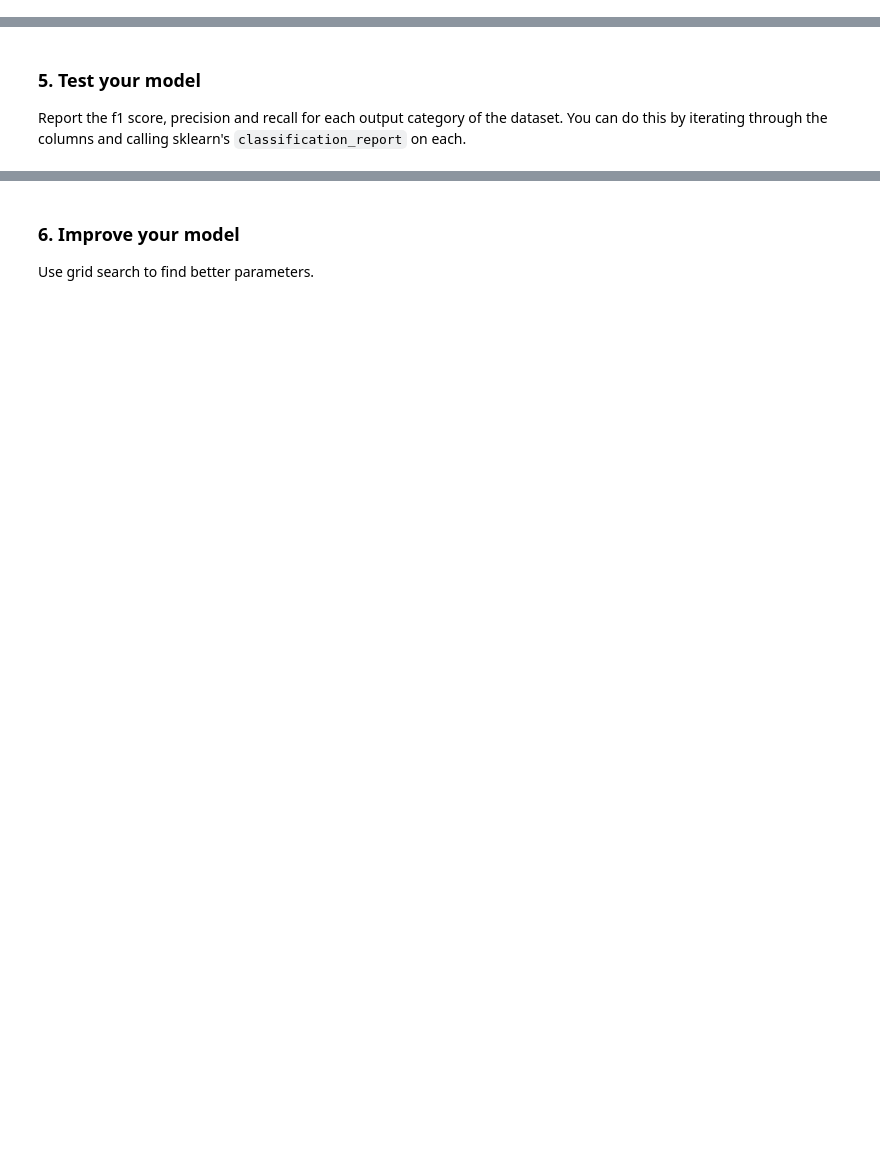
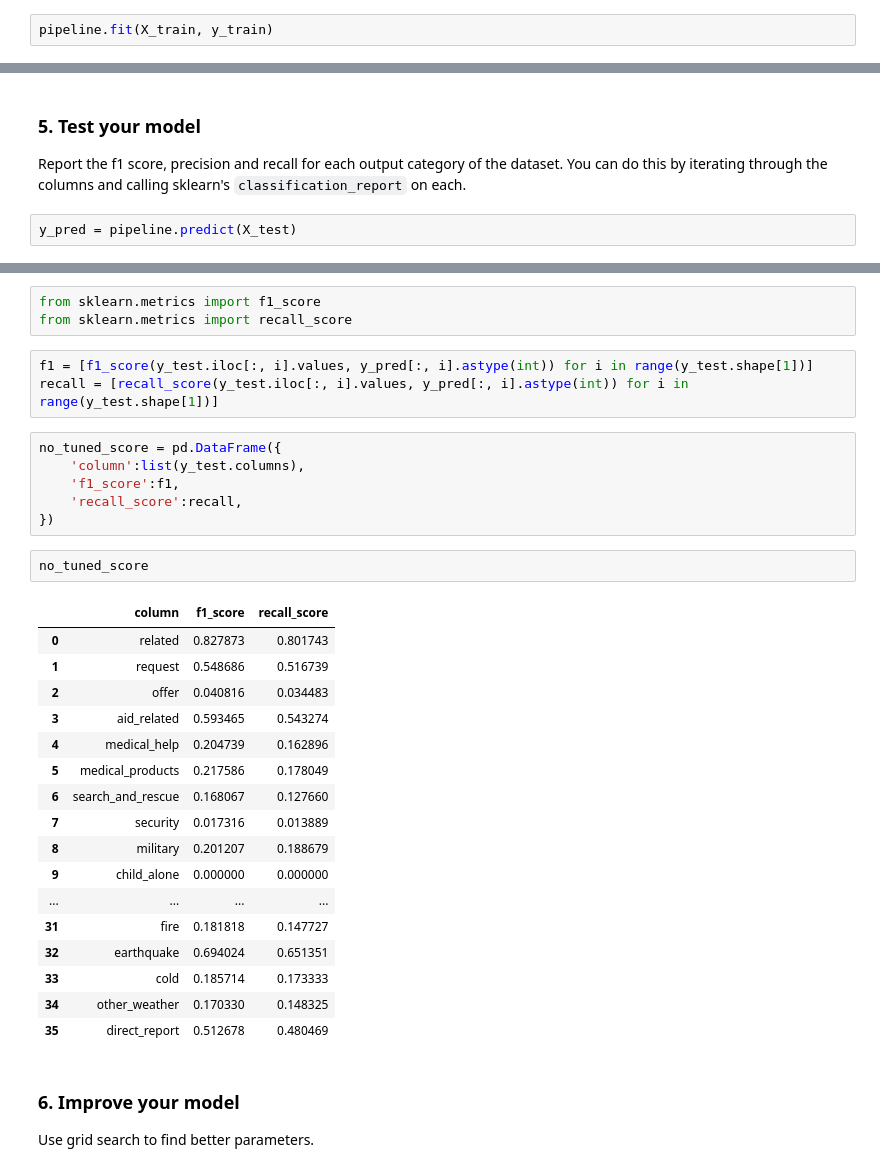
Before and after one commit to ortizjuan2/disaster-response, a Jupyter notebook: ML Pipeline Preparation.ipynb, the cells around one changed output, grey strips where cells are left out. Drawn from its saved outputs; the diff is of its cells as text; blank space fills up the shorter version.

```diff
--- a/ML Pipeline Preparation.ipynb
+++ b/ML Pipeline Preparation.ipynb
@@ -112,3 +72,5 @@ pipeline =
 ### 4. Train pipeline
 - Split data into train and test sets
 - Train pipeline
+# %%
+pipeline.fit(X_train, y_train)
@@ -115,3 +80,5 @@ pipeline =
 # %% [markdown]
 ### 5. Test your model
 Report the f1 score, precision and recall for each output category of the dataset. You can do this by iterating through the columns and calling sklearn's `classification_report` on each.
+# %%
+y_pred = pipeline.predict(X_test)
@@ -118,3 +104,35 @@ Report the f1 score, precision and recall for each output category of the datase
+# %%
+from sklearn.metrics import f1_score
+from sklearn.metrics import recall_score
+# %%
+f1 = [f1_score(y_test.iloc[:, i].values, y_pred[:, i].astype(int)) for i in range(y_test.shape[1])]
+recall = [recall_score(y_test.iloc[:, i].values, y_pred[:, i].astype(int)) for i in range(y_test.shape[1])]
+# %%
+no_tuned_score = pd.DataFrame({
+    'column':list(y_test.columns),
+    'f1_score':f1,
+    'recall_score':recall,
+})
+# %%
+no_tuned_score
+# %% [output]
+|  | column | f1_score | recall_score |
+| 0 | related | 0.827873 | 0.801743 |
+| 1 | request | 0.548686 | 0.516739 |
+| 2 | offer | 0.040816 | 0.034483 |
+| 3 | aid_related | 0.593465 | 0.543274 |
+| 4 | medical_help | 0.204739 | 0.162896 |
+| 5 | medical_products | 0.217586 | 0.178049 |
+| 6 | search_and_rescue | 0.168067 | 0.127660 |
+| 7 | security | 0.017316 | 0.013889 |
+| 8 | military | 0.201207 | 0.188679 |
+| 9 | child_alone | 0.000000 | 0.000000 |
+| ... | ... | ... | ... |
+| 31 | fire | 0.181818 | 0.147727 |
+| 32 | earthquake | 0.694024 | 0.651351 |
+| 33 | cold | 0.185714 | 0.173333 |
+| 34 | other_weather | 0.170330 | 0.148325 |
+| 35 | direct_report | 0.512678 | 0.480469 |
 # %% [markdown]
 ### 6. Improve your model
 Use grid search to find better parameters.
```
Also changed, not shown: parts of 43 cells of this notebook, 5 other files.
